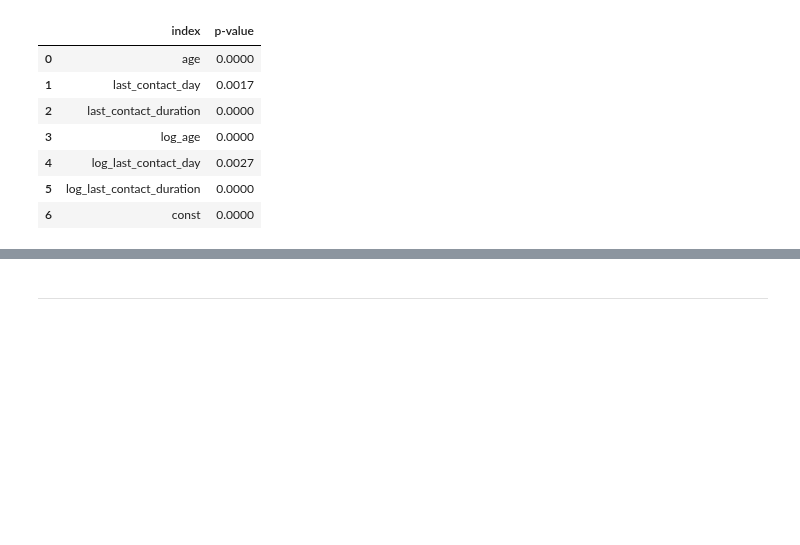
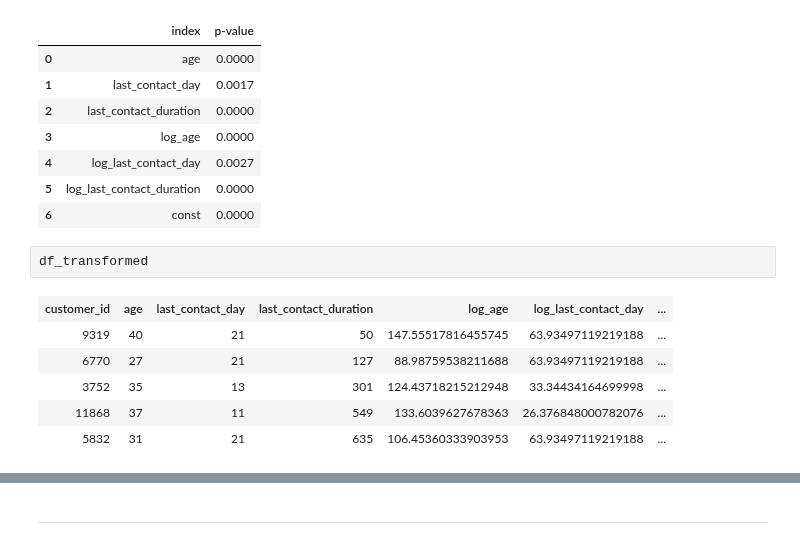
Before and after one commit to Teradata/jupyter-demos, a Jupyter notebook: UseCases/Dell_Innovation_Day/GLM_Classification.ipynb, the cells around one changed output, grey strips where cells are left out. Cells and saved outputs as stored; diff of their text form; blank space fills up the shorter version.

```diff
--- a/UseCases/Dell_Innovation_Day/GLM_Classification.ipynb
+++ b/UseCases/Dell_Innovation_Day/GLM_Classification.ipynb
@@ -294,3 +297,12 @@ df_pval_filtered
 | 4 | log_last_contact_day | 0.0027 |
 | 5 | log_last_contact_duration | 0.0000 |
 | 6 | const | 0.0000 |
+# %%
+df_transformed
+# %% [output]
+| customer_id | age | last_contact_day | last_contact_duration | log_age | log_last_contact_day | ... |
+| 9319 | 40 | 21 | 50 | 147.55517816455745 | 63.93497119219188 | ... |
+| 6770 | 27 | 21 | 127 | 88.98759538211688 | 63.93497119219188 | ... |
+| 3752 | 35 | 13 | 301 | 124.43718215212948 | 33.34434164699998 | ... |
+| 11868 | 37 | 11 | 549 | 133.6039627678363 | 26.376848000782076 | ... |
+| 5832 | 31 | 21 | 635 | 106.45360333903953 | 63.93497119219188 | ... |
```
Also changed, not shown: parts of 15 cells of this notebook, 1 other file.
